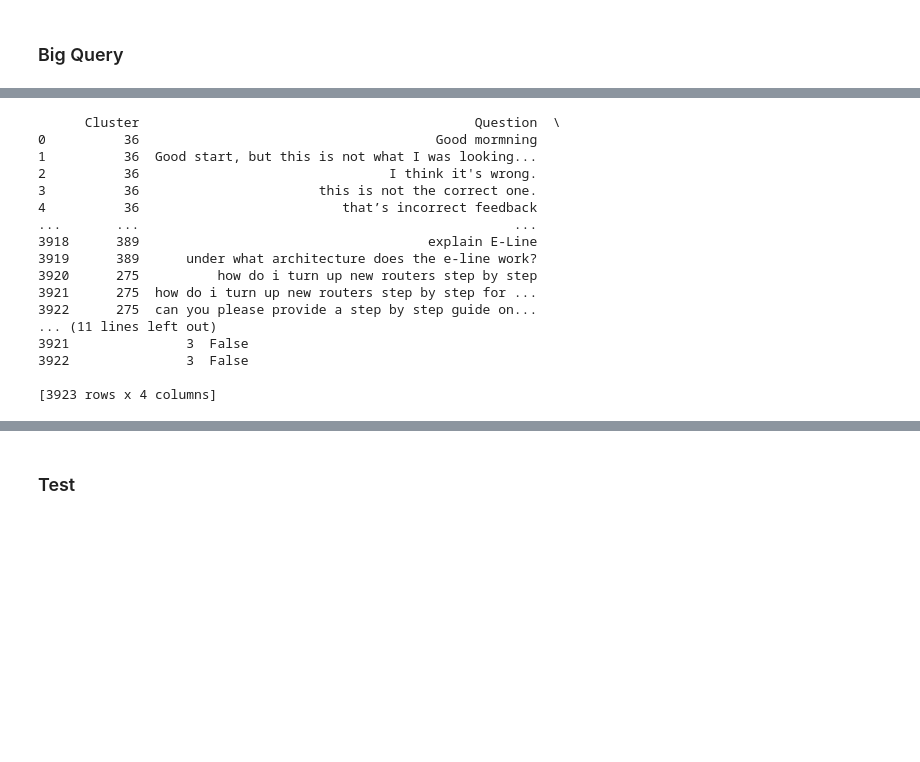
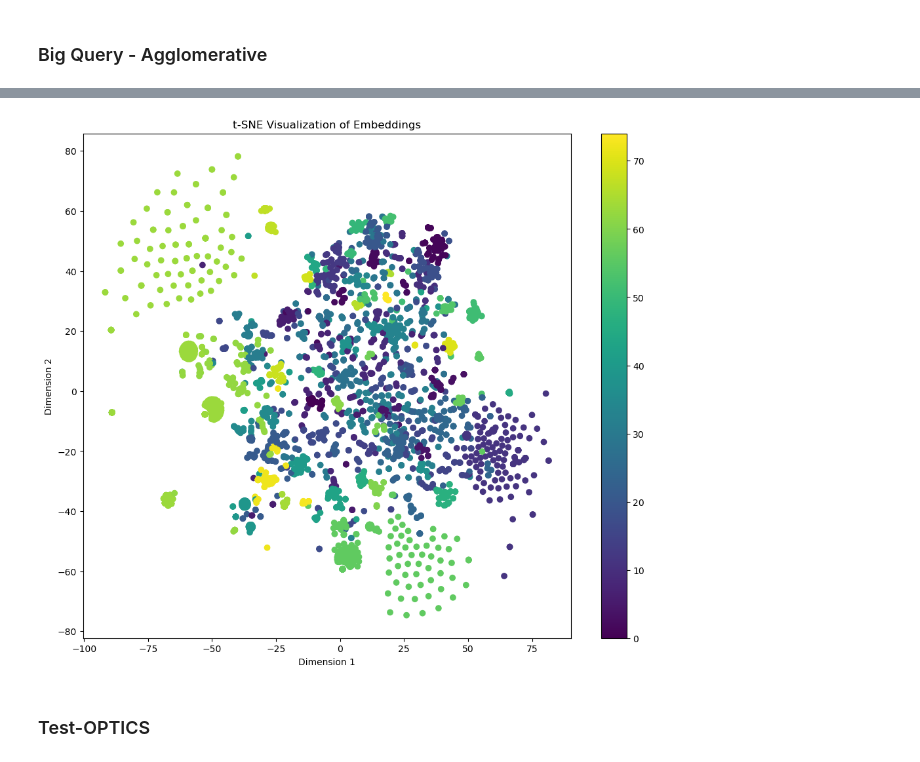
Before and after one commit to Dakota-Chan-610/BigQuery-Clustering, a Jupyter notebook: Chatbot Similarity.ipynb, the cells around one changed output, grey strips where cells are left out. Saved outputs shown, nothing was run; the diff lists cells and outputs as text; code cells hidden in the pictures; blank space fills up the shorter version.

```diff
--- a/Chatbot Similarity.ipynb
+++ b/Chatbot Similarity.ipynb
@@ -1,5 +1,5 @@
 # %% [markdown]
-### Big Query
+### Big Query - Agglomerative
 # %%
 import logging
 import os
@@ -14,9 +14,8 @@ from googleapiclient.discovery import build
 from google_auth_oauthlib.flow import InstalledAppFlow
 from sentence_transformers import SentenceTransformer
 from sklearn.cluster import AgglomerativeClustering
-from sklearn.feature_extraction.text import TfidfVectorizer
-from sklearn.feature_extraction.text import CountVectorizer
-from sklearn.metrics.pairwise import cosine_similarity
+from sklearn.manifold import TSNE
+import matplotlib.pyplot as plt
 import numpy as np
 
 # Configure logging
@@ -34,21 +33,17 @@ SCOPES = [
 SPREADSHEET_ID = '1gq3blPuyAGbPEqc-VjW78S-J5lAJpDFAvWZo1j4ZuYY'
 SHEET_NAME = 'Results'
 PROJECT_ID = 'pccw-internal-virtual-agent'
-DATASET_ID = 'prod_wanda_ds'
-TABLE_ID = 'dialogflow_bigquery_export_data'
 
 class TextClusteringPipeline:
-    def __init__(self, spreadsheet_id: str, sheet_name: str, project_id: str, dataset_id: str, table_id: str):
+    def __init__(self, spreadsheet_id: str, sheet_name: str, project_id: str):
         self.spreadsheet_id = spreadsheet_id
         self.sheet_name = sheet_name
         self.project_id = project_id
-        self.dataset_id = dataset_id
-        self.table_id = table_id
         self.creds = self.authenticate_google_api()
         self.service = build('sheets', 'v4', credentials=self.creds)
         self.sheet = self.service.spreadsheets()
         self.client = bigquery.Client(credentials=self.creds, project=self.project_id)
-        self.model = SentenceTransformer('all-MiniLM-L12-v2')
+        self.model = SentenceTransformer('Alibaba-NLP/gte-base-en-v1.5', trust_remote_code=True)
 
     def authenticate_google_api(self) -> Optional[Credentials]:
         creds = None
@@ -104,7 +99,7 @@ class TextClusteringPipeline:
         patterns = [
             (r'<@U\w+>', ''),
             (r'[^\w]ticket[\w]id[\w]redacted', 'Ticket Number'),
-            (r'INC00\w+', 'Ticket Number'),
+            (r'(?i)INC\d+', 'Ticket Number'),
             (r'(?i)console connect', ''),
             (r'(?i)wanda', 'Chatbot'),
             (r'(?i)SR\d+', 'Circuit Number')
@@ -132,8 +127,8 @@ class TextClusteringPipeline:
 
         # Perform agglomerative clustering
         clustering_model = AgglomerativeClustering(
-            n_clusters=None, distance_threshold=1.5
-        )  # , affinity='cosine', linkage='average', distance_threshold=0.4)
+            n_clusters=75, distance_threshold=None, linkage='ward'
+        )
         clustering_model.fit(corpus_embeddings)
         cluster_assignment = clustering_model.labels_
 
@@ -172,8 +167,18 @@ class TextClusteringPipeline:
         self.update_google_sheet(df.sort_values(by=['Cluster']))
         logging.info("DataFrame prepared for Google Sheet update.")
 
+        tsne = TSNE(n_components=2, random_state=42)
+        tsne_embeddings = tsne.fit_transform(corpus_embeddings)
+        plt.figure(figsize=(12, 10))
+        plt.scatter(tsne_embeddings[:, 0], tsne_embeddings[:, 1], c=cluster_assignment, cmap='viridis')
+        plt.title('t-SNE Visualization of Embeddings')
+        plt.xlabel('Dimension 1')
+        plt.ylabel('Dimension 2')
+        plt.colorbar()
+        plt.show()
+
 
 if __name__ == '__main__':
-    pipeline = TextClusteringPipeline(SPREADSHEET_ID, SHEET_NAME, PROJECT_ID, DATASET_ID, TABLE_ID)
+    pipeline = TextClusteringPipeline(SPREADSHEET_ID, SHEET_NAME, PROJECT_ID)
     pipeline.run()
 # %% [output]
@@ -186,17 +193,0 @@ if __name__ == '__main__':
-      Cluster                                           Question  \
-0          36                                      Good mormning
-1          36  Good start, but this is not what I was looking...
-2          36                                I think it's wrong.
-3          36                       this is not the correct one.
-4          36                          that’s incorrect feedback
-...       ...                                                ...
-3918      389                                     explain E-Line
-3919      389      under what architecture does the e-line work?
-3920      275          how do i turn up new routers step by step
-3921      275  how do i turn up new routers step by step for ...
-3922      275  can you please provide a step by step guide on...
-... (11 lines left out)
-3921               3  False
-3922               3  False
-
-[3923 rows x 4 columns]
@@ -206,2 +194,3 @@ if __name__ == '__main__':
+[figure, added]
 # %% [markdown]
-### Test
+### Test-OPTICS
```
Also changed, not shown: parts of 3 cells of this notebook.
